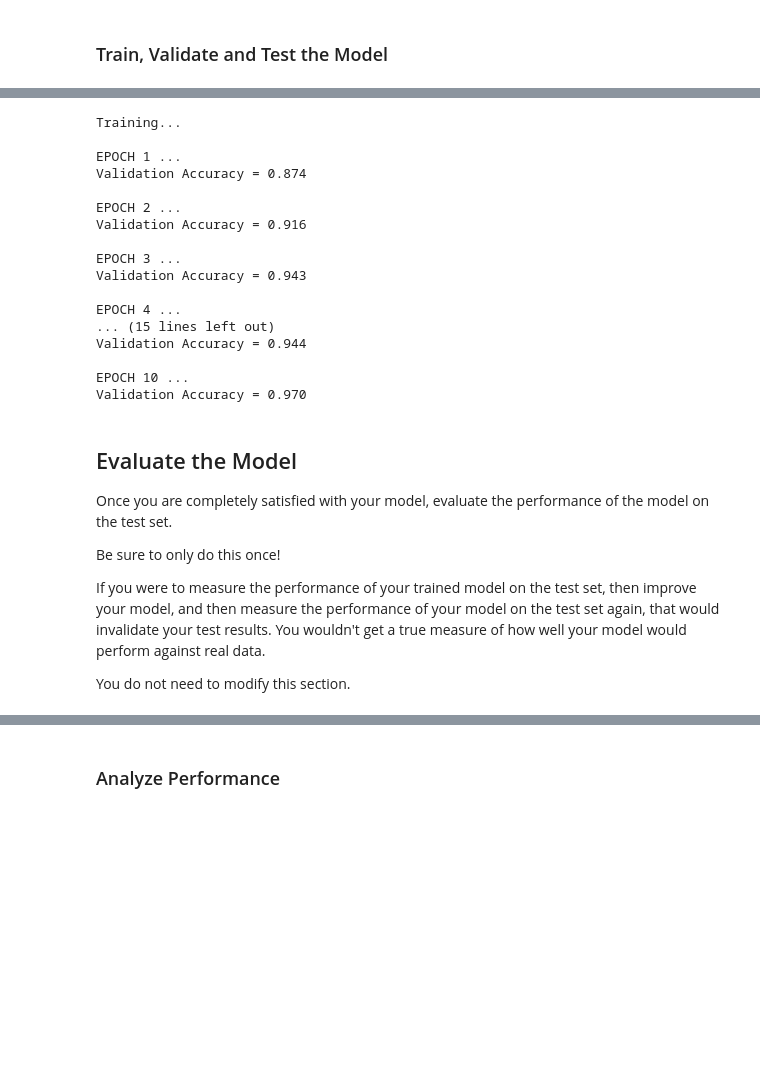
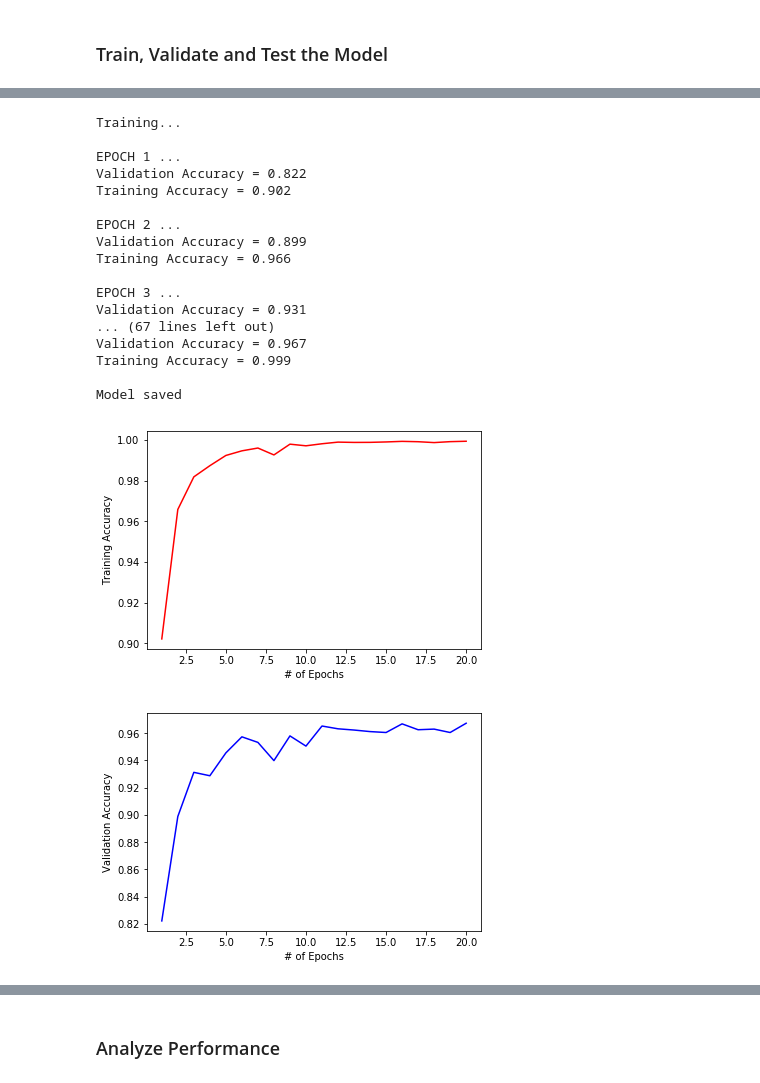
Before and after one commit to swarnimsoni/CarND-Traffic-Sign-Classifier-Project-master, a Jupyter notebook: Traffic_Sign_Classifier.ipynb, the cells around one changed output, grey strips where cells are left out. Drawn from its saved outputs; the diff is of its cells as text; code cells hidden in the pictures; blank space fills up the shorter version.

```diff
--- a/Traffic_Sign_Classifier.ipynb
+++ b/Traffic_Sign_Classifier.ipynb
@@ -514,6 +478,7 @@ sets imply underfitting. A high accuracy on the training set but low accuracy on
 ### the accuracy on the test set should be calculated and reported as well.
 ### Feel free to use as many code cells as needed.
 
-x = tf.placeholder(tf.float32, (None, 32, 32, 1))
+x = tf.placeholder(tf.float32, (None, 32, 32, 3))
 y = tf.placeholder(tf.int32, (None))
+keep_prob = tf.placeholder(tf.float32)
 one_hot_y = tf.one_hot(y, 43)
@@ -525,8 +485,8 @@ You do not need to modify this section.
 # %%
-rate = 0.0007
+rate = 0.001
 
-logits = LeNet(x)
+logits = LeNet(x,keep_prob)
 cross_entropy = tf.nn.softmax_cross_entropy_with_logits(labels=one_hot_y, logits=logits)
 loss_operation = tf.reduce_mean(cross_entropy)
 optimizer = tf.train.AdamOptimizer(learning_rate = rate)
-training_operation = optimizer.minimize(loss_operation)
+trainingNN = optimizer.minimize(loss_operation)
@@ -548,6 +504,6 @@ def evaluate(X_data, y_data):
     sess = tf.get_default_session()
     for offset in range(0, num_examples, BATCH_SIZE):
         batch_x, batch_y = X_data[offset:offset+BATCH_SIZE], y_data[offset:offset+BATCH_SIZE]
-        accuracy = sess.run(accuracy_operation, feed_dict={x: batch_x, y: batch_y})
+        accuracy = sess.run(accuracy_operation, feed_dict={x: batch_x, y: batch_y, keep_prob:1.0})
         total_accuracy += (accuracy * len(batch_x))
     return total_accuracy / num_examples
@@ -565,24 +514,30 @@ You do not need to modify this section.
 # %%
 from sklearn.utils import shuffle
+
+x_epochs = list(range(1,EPOCHS+1))
+x_validation_accuracy = [0]*EPOCHS
+x_training_accuracy = [0]*EPOCHS
 
 with tf.Session() as sess:
     sess.run(tf.global_variables_initializer())
     num_examples = len(X_train)
 
-    print("Training...")
-    print()
+    print("Training...\n")
     for i in range(EPOCHS):
         X_train, y_train = shuffle(X_train, y_train)
         for offset in range(0, num_examples, BATCH_SIZE):
             end = offset + BATCH_SIZE
             batch_x, batch_y = X_train[offset:end], y_train[offset:end]
-            sess.run(training_operation, feed_dict={x: batch_x, y: batch_y})
+            sess.run(trainingNN, feed_dict={x: batch_x, y: batch_y,keep_prob:dropout_rate})
 
         validation_accuracy = evaluate(X_valid, y_valid)
         print("EPOCH {} ...".format(i+1))
         print("Validation Accuracy = {:.3f}".format(validation_accuracy))
-        #training_accuracy = evaluate(X_train, y_train)
-        #print("Training Accuracy = {:.3f}".format(training_accuracy))
+        training_accuracy = evaluate(X_train, y_train)
+        print("Training Accuracy = {:.3f}".format(training_accuracy))
+
+        x_validation_accuracy[i]=validation_accuracy
+        x_training_accuracy[i]=training_accuracy
         print()
 
     saver.save(sess, './lenet')
@@ -591,26 +546,33 @@ with tf.Session() as sess:
 Training...
 
 EPOCH 1 ...
-Validation Accuracy = 0.874
+Validation Accuracy = 0.822
+Training Accuracy = 0.902
 
 EPOCH 2 ...
-Validation Accuracy = 0.916
+Validation Accuracy = 0.899
+Training Accuracy = 0.966
 
 EPOCH 3 ...
-Validation Accuracy = 0.943
+Validation Accuracy = 0.931
+... (67 lines left out)
+Validation Accuracy = 0.967
+Training Accuracy = 0.999
 
-EPOCH 4 ...
-... (15 lines left out)
-Validation Accuracy = 0.944
-
-EPOCH 10 ...
-Validation Accuracy = 0.970
+Model saved
-# %% [markdown]
-## Evaluate the Model
-Once you are completely satisfied with your model, evaluate the performance of the model on the test set.
-
-Be sure to only do this once!
-
-If you were to measure the performance of your trained model on the test set, then improve your model, and then measure the performance of your model on the test set again, that would invalidate your test results. You wouldn't get a true measure of how well your model would perform against real data.
-
-You do not need to modify this section.
+# %%
+#plot training and validation accuracy
+plt.figure()
+plt.plot(x_epochs, x_training_accuracy,color='r')
+plt.xlabel('# of Epochs')
+plt.ylabel("Training Accuracy")
+plt.show()
+
+plt.figure()
+plt.plot(x_epochs, x_validation_accuracy,color='b')
+plt.xlabel('# of Epochs')
+plt.ylabel("Validation Accuracy")
+plt.show()
+# %% [output]
+[figure, added]
+[figure, added]
```
Also changed, not shown: parts of 35 cells of this notebook, 15 other files.
